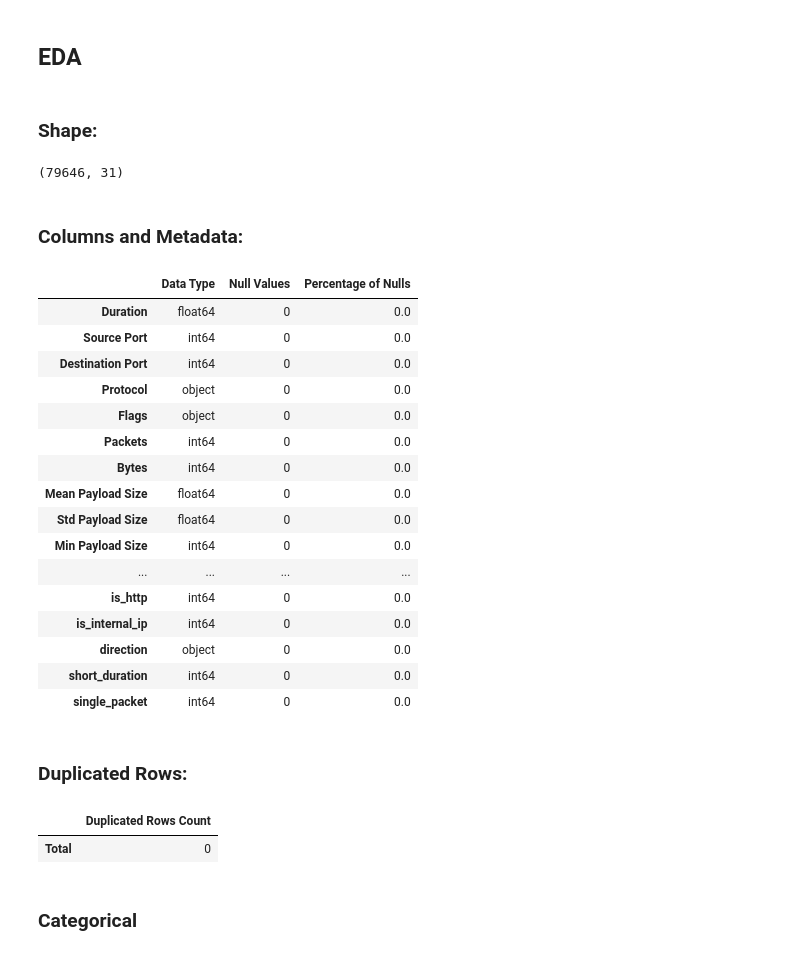
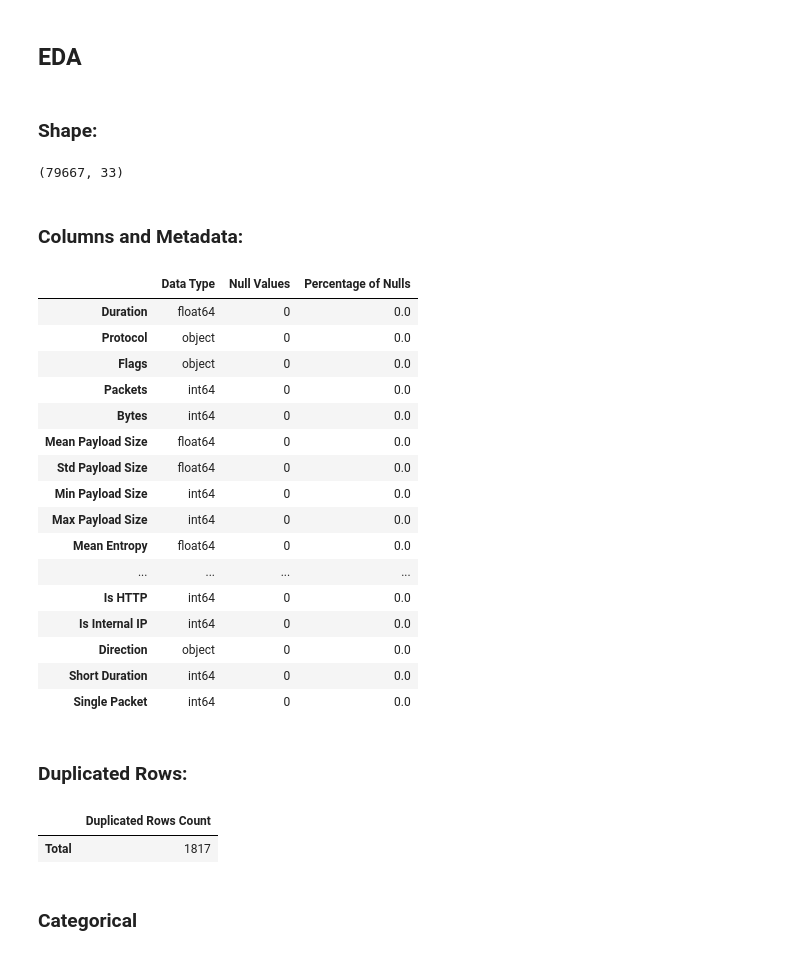
Before and after one commit to Yousinator/C2-ML-Detection-Framework, a Jupyter notebook: notebooks/modeling/emotet.ipynb, the cells around one changed output. Drawn from its saved outputs; the diff is of its cells as text; code cells hidden in the pictures.

```diff
--- a/notebooks/modeling/emotet.ipynb
+++ b/notebooks/modeling/emotet.ipynb
@@ -16,17 +16,13 @@ df.drop("Is Encrypted Traffic", axis=1, inplace=True)
 # %%
 info = prisma.DatasetInformation(df)
 
-df.drop_duplicates(inplace=True)
-
 info.dataframe_summary()
 # %% [output]
 ### Shape:
-(79646, 31)
+(79667, 33)
 ### Columns and Metadata:
 |  | Data Type | Null Values | Percentage of Nulls |
 | Duration | float64 | 0 | 0.0 |
-| Source Port | int64 | 0 | 0.0 |
-| Destination Port | int64 | 0 | 0.0 |
 | Protocol | object | 0 | 0.0 |
 | Flags | object | 0 | 0.0 |
 | Packets | int64 | 0 | 0.0 |
@@ -34,14 +30,16 @@ info.dataframe_summary()
 | Mean Payload Size | float64 | 0 | 0.0 |
 | Std Payload Size | float64 | 0 | 0.0 |
 | Min Payload Size | int64 | 0 | 0.0 |
+| Max Payload Size | int64 | 0 | 0.0 |
+| Mean Entropy | float64 | 0 | 0.0 |
 | ... | ... | ... | ... |
-| is_http | int64 | 0 | 0.0 |
-| is_internal_ip | int64 | 0 | 0.0 |
-| direction | object | 0 | 0.0 |
-| short_duration | int64 | 0 | 0.0 |
-| single_packet | int64 | 0 | 0.0 |
+| Is HTTP | int64 | 0 | 0.0 |
+| Is Internal IP | int64 | 0 | 0.0 |
+| Direction | object | 0 | 0.0 |
+| Short Duration | int64 | 0 | 0.0 |
+| Single Packet | int64 | 0 | 0.0 |
 ### Duplicated Rows:
 |  | Duplicated Rows Count |
-| Total | 0 |
+| Total | 1817 |
 # %% [markdown]
 ### Categorical
```
Also changed, not shown: parts of 39 cells of this notebook, 44 other files.
